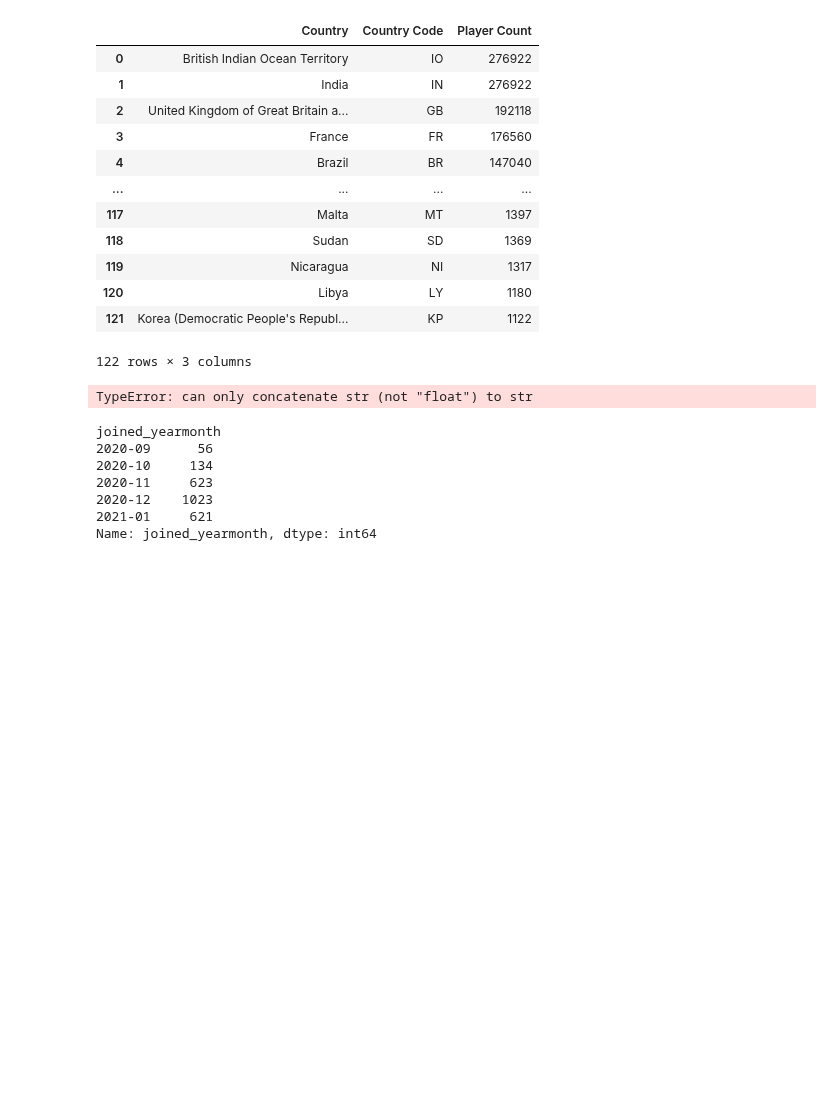
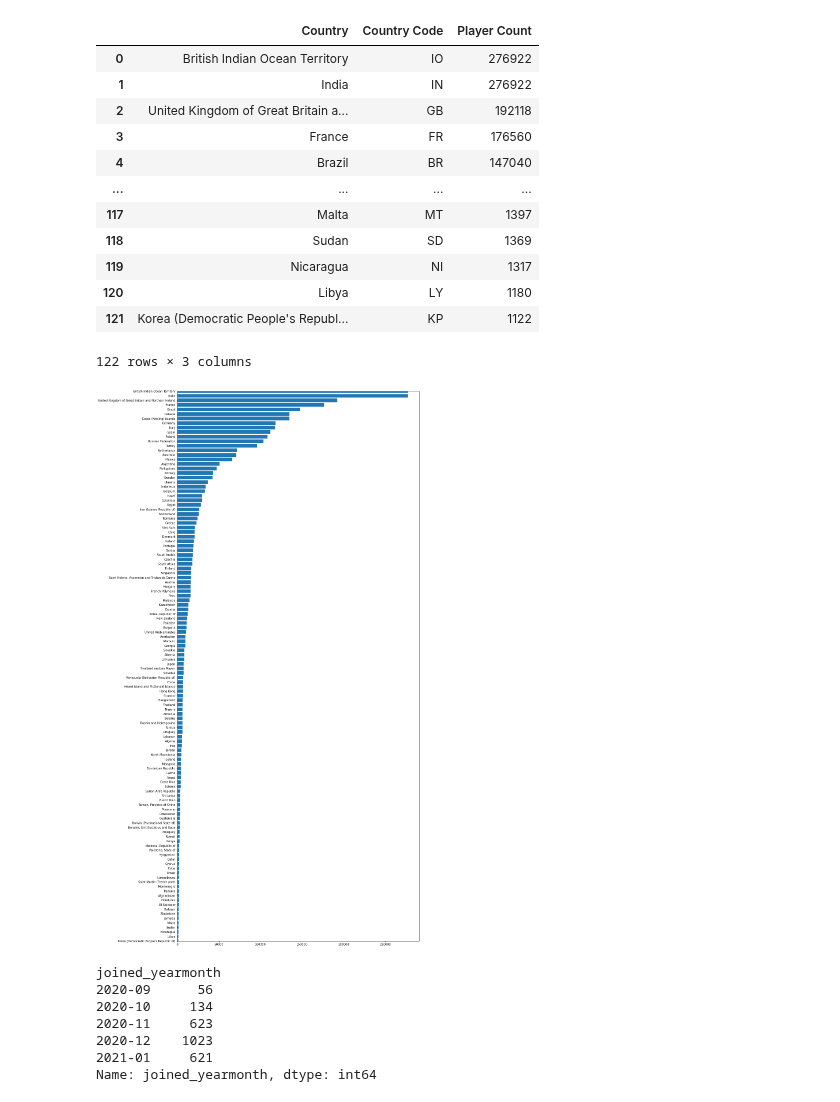
Before and after one commit to melissamonroe/who-plays-chess, a Jupyter notebook: ChessDetailsPy.ipynb, the cells around one changed output. Drawn from its saved outputs; the diff is of its cells as text; code cells hidden in the pictures; blank space fills up the shorter version.

Commit message:
formatting bar chart

```diff
--- a/ChessDetailsPy.ipynb
+++ b/ChessDetailsPy.ipynb
@@ -76,14 +76,14 @@ count_sorted_cleaned.to_csv(output_file, index=True, header=True)
 # %%
 country = count_sorted_cleaned["Country"]
 count = count_sorted_cleaned["Player Count"]
 
 fig = plt.figure(figsize=(15,35))
 plt.barh(country, count, align='center')
-plt.ylim('British Indian Ocean Territory'+ 0.1, "Korea (Democratic People's Republic of )")
+plt.ylim('British Indian Ocean Territory', "Korea (Democratic People's Republic of)")
 plt.gca().invert_yaxis()
 plt.show()
 # %% [output]
-TypeError: can only concatenate str (not "float") to str
+[figure, added]
 # %%
 # get joined_yearmonth dataframe for player details file
 def get_joined_yearmonth_dataframe(output_data_player_details):
```
